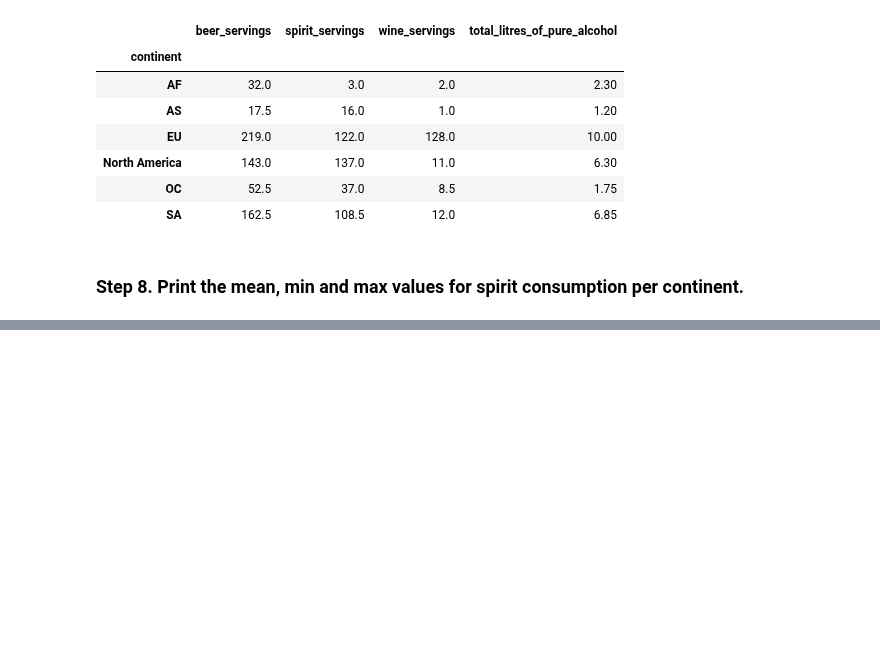
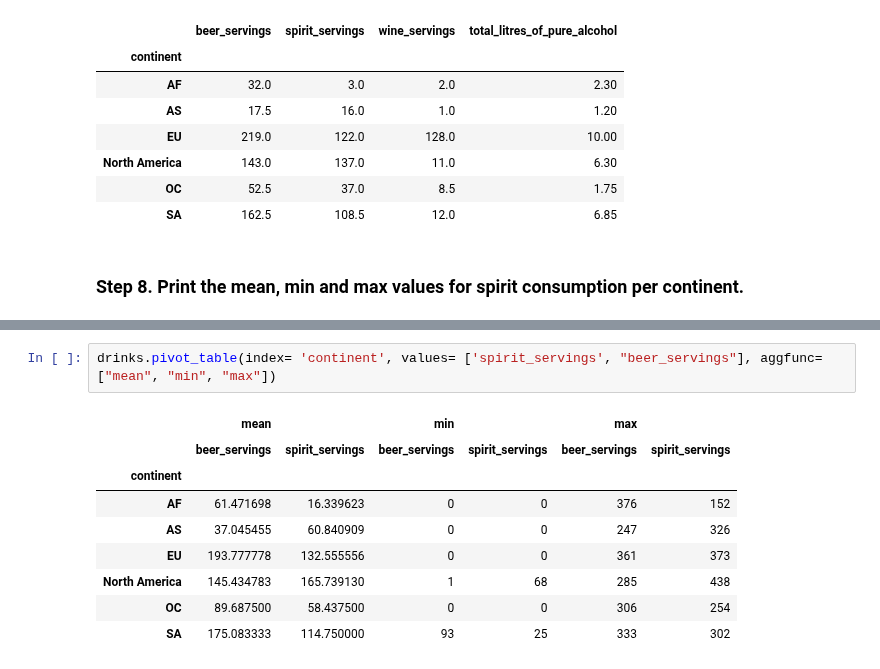
Before and after one commit to ngo20428/2026-10-BILBAO-FT-Data-Science, a Jupyter notebook: 2-Data_Analysis/2-Pandas/Practica/4-Alcohol_Consumption/Alcohol_Consumption_ngo.ipynb, the cells around one changed output, grey strips where cells are left out. Cells and saved outputs as stored; diff of their text form; blank space fills up the shorter version.

```diff
--- a/2-Data_Analysis/2-Pandas/Practica/4-Alcohol_Consumption/Alcohol_Consumption_ngo.ipynb
+++ b/2-Data_Analysis/2-Pandas/Practica/4-Alcohol_Consumption/Alcohol_Consumption_ngo.ipynb
@@ -224,0 +237,12 @@ drinks.groupby('continent')[['spirit_servings']].aggregate(['mean','min', 'max']
+# %%
+drinks.pivot_table(index= 'continent', values= ['spirit_servings', "beer_servings"], aggfunc=["mean", "min", "max"])
+# %% [output]
+|  | mean |  | min |  | max |  |
+|  | beer_servings | spirit_servings | beer_servings | spirit_servings | beer_servings | spirit_servings |
+| continent |  |  |  |  |  |  |
+| AF | 61.471698 | 16.339623 | 0 | 0 | 376 | 152 |
+| AS | 37.045455 | 60.840909 | 0 | 0 | 247 | 326 |
+| EU | 193.777778 | 132.555556 | 0 | 0 | 361 | 373 |
+| North America | 145.434783 | 165.739130 | 1 | 68 | 285 | 438 |
+| OC | 89.687500 | 58.437500 | 0 | 0 | 306 | 254 |
+| SA | 175.083333 | 114.750000 | 93 | 25 | 333 | 302 |
```
Also changed, not shown: parts of 5 cells of this notebook, 6 other files.
